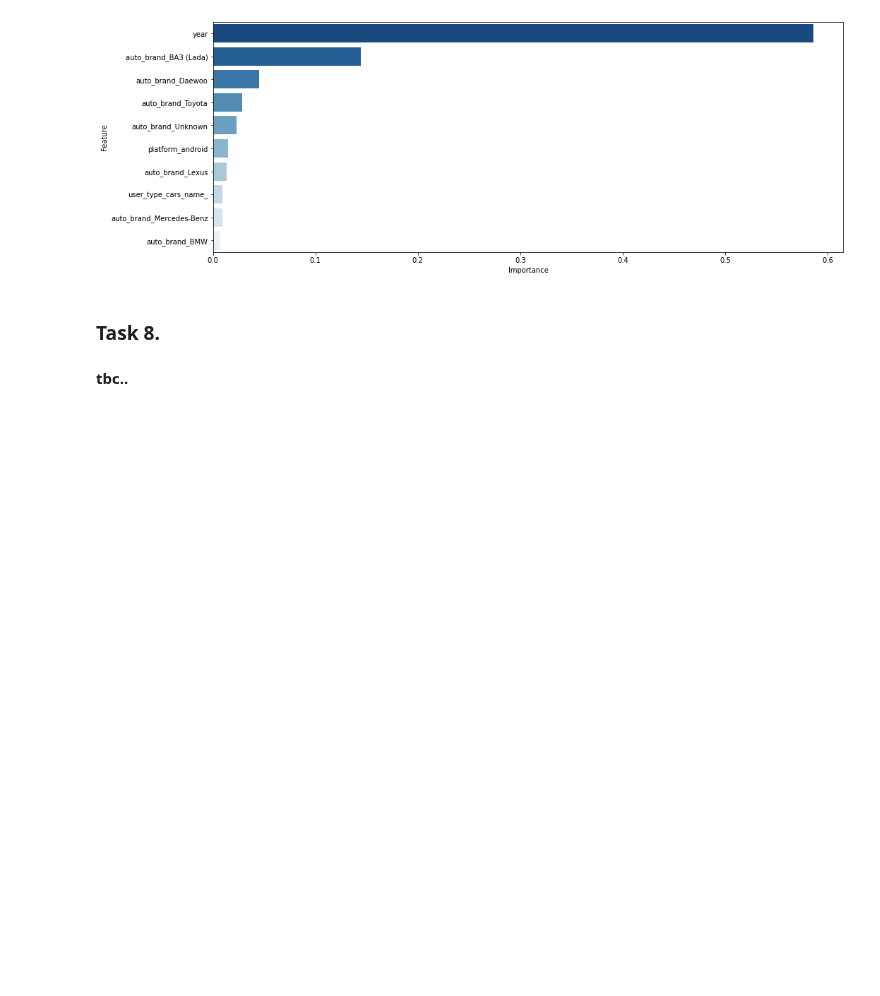
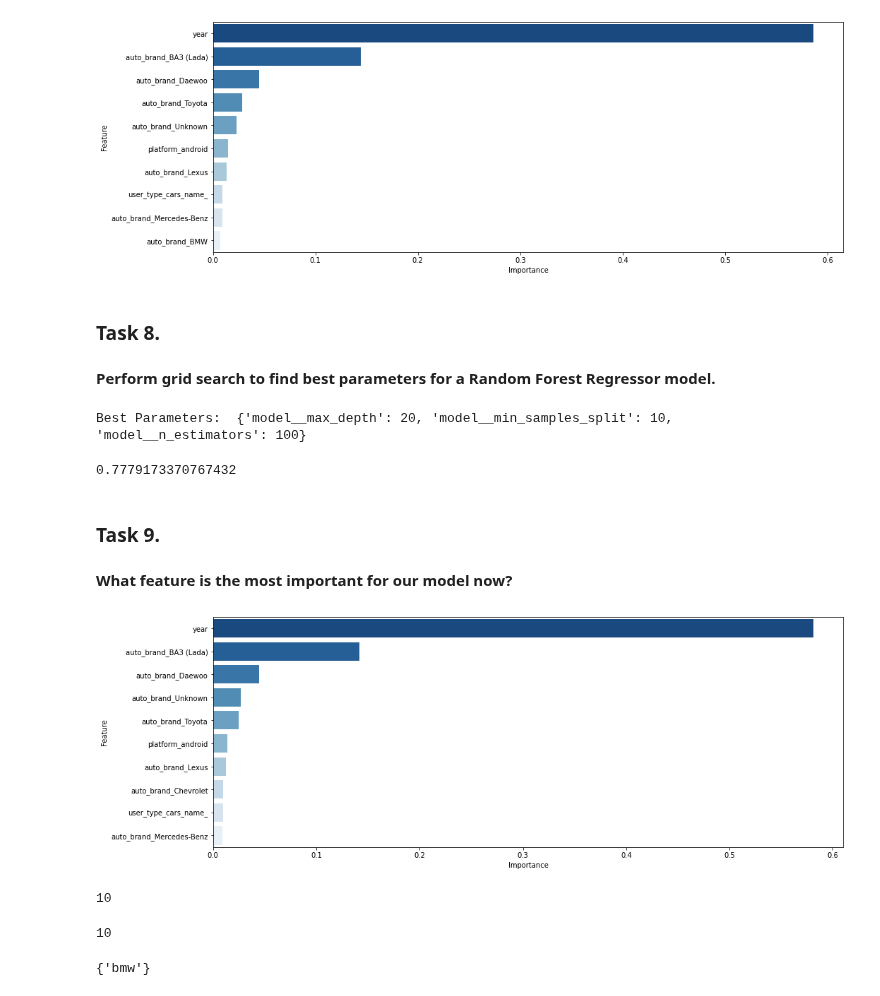
Before and after one commit to nktnlx/advanced_data_analysis_course, a Jupyter notebook: 04_ml/07_ensembles.ipynb, the cells around one changed output. Drawn from its saved outputs; the diff is of its cells as text; code cells hidden in the pictures; blank space fills up the shorter version.

Commit message:
all tasks finished

```diff
--- a/04_ml/07_ensembles.ipynb
+++ b/04_ml/07_ensembles.ipynb
@@ -280,4 +282,48 @@ plt.show()
 # %% [markdown]
 ### Task 8.
 # %% [markdown]
-**tbc..**
+**Perform grid search to find best parameters for a Random Forest Regressor model.**
+# %%
+pipeline = Pipeline([
+    ('processor', processor),
+    ('model', RandomForestRegressor(random_state=42))
+])
+
+param_grid = {
+    'model__max_depth': [2, 10, 15, 20],
+    'model__min_samples_split': [10, 200, 5000],
+    'model__n_estimators': [20, 50, 100]
+}
+
+grid_search = GridSearchCV(pipeline, param_grid, scoring='neg_mean_absolute_error')
+grid_search.fit(X_train, y_train)
+
+
+print('Best Parameters: ', grid_search.best_params_)
+# %% [output]
+Best Parameters:  {'model__max_depth': 20, 'model__min_samples_split': 10, 'model__n_estimators': 100}
+# %%
+best_model = grid_search.best_estimator_
+
+y_pred = best_model.predict(X_test)
+
+r2_score(y_test, y_pred)
+# %% [output]
+0.7779173370767432
+# %% [markdown]
+### Task 9.
+# %% [markdown]
+**What feature is the most important for our model now?**
+# %%
+feature_importances = grid_search.best_estimator_['model'].feature_importances_
+importance_df = pd.DataFrame({'Feature': processor_test.columns, 'Importance': feature_importances})
+
+importance_df = importance_df.sort_values(by='Importance', ascending=False).head(10)
+
+fig = plt.figure()
+fig.set_size_inches(16, 6)
+sns.barplot(x='Importance', y='Feature', data=importance_df, palette='Blues_r')
+
+plt.show()
+# %% [output]
+[figure, added]
@@ -283,0 +334,12 @@ plt.show()
+# %%
+len(set_a)
+# %% [output]
+10
+# %%
+len(set_b)
+# %% [output]
+10
+# %%
+set_a.difference(set_b)
+# %% [output]
+{'bmw'}
```
Also changed, not shown: parts of 30 cells of this notebook.
